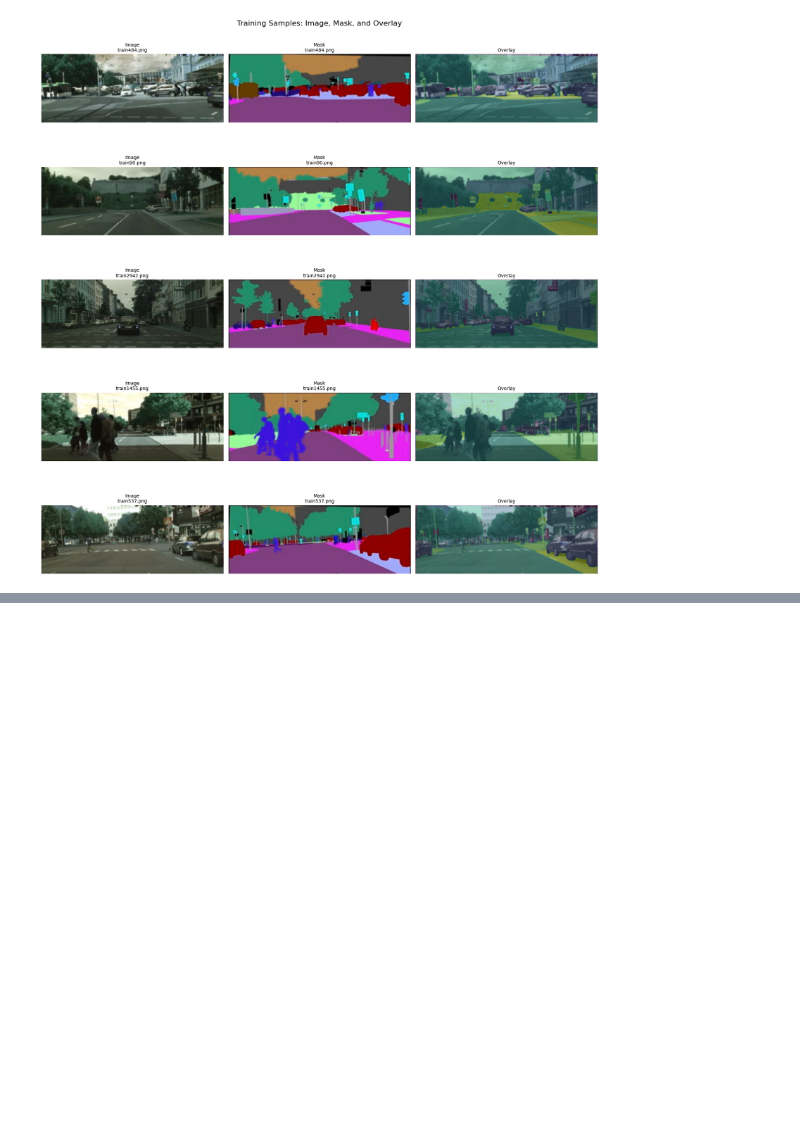
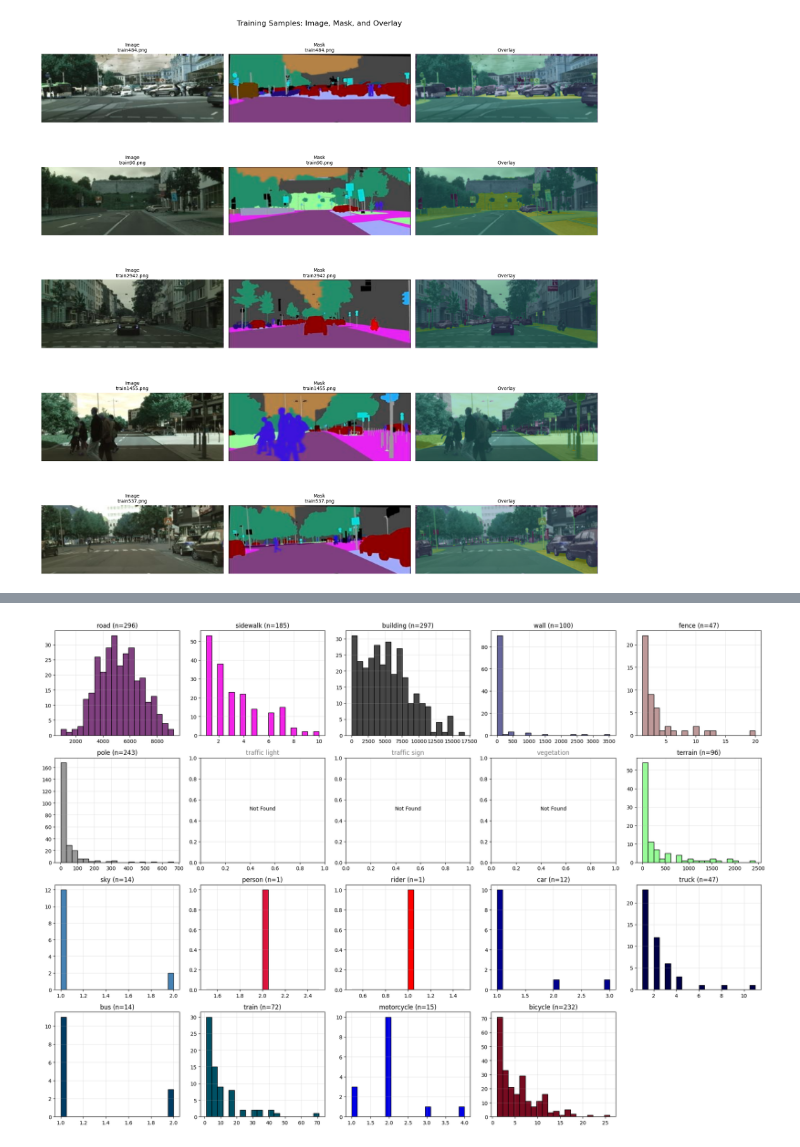
Before and after one commit to 0AliPrs0/UrbanSceneSeg, a Jupyter notebook: notebooks/seg.ipynb, the cells around one changed output, grey strips where cells are left out. Cells and saved outputs as stored; diff of their text form; code cells hidden in the pictures; blank space fills up the shorter version.

```diff
--- a/notebooks/seg.ipynb
+++ b/notebooks/seg.ipynb
@@ -106,0 +150,23 @@ plt.show()
+# %%
+# Cell 9: Main functionality description
+active_classes = list(trainId2name.values())
+cols = 5
+rows = (len(active_classes) + cols - 1) // cols
+fig, axes = plt.subplots(rows, cols, figsize=(20, 3.5 * rows))
+axes = axes.flatten()
+for i, name in enumerate(active_classes):
+    ax = axes[i]
+    data = size_data[name]
+    color = np.array(next(l.color for l in labels if l.name == name)) / 255.0
+    if data:
+        ax.hist(data, bins=20, color=color, edgecolor='black')
+        ax.set_title(f'{name} (n={len(data)})')
+    else:
+        ax.text(0.5, 0.5, 'Not Found', ha='center')
+        ax.set_title(name, color='gray')
+    ax.grid(alpha=0.3)
+for j in range(i+1, len(axes)): axes[j].axis('off')
+plt.tight_layout()
+plt.show()
+# %% [output]
+[figure, added]
```
Also changed, not shown: parts of 19 cells of this notebook.
